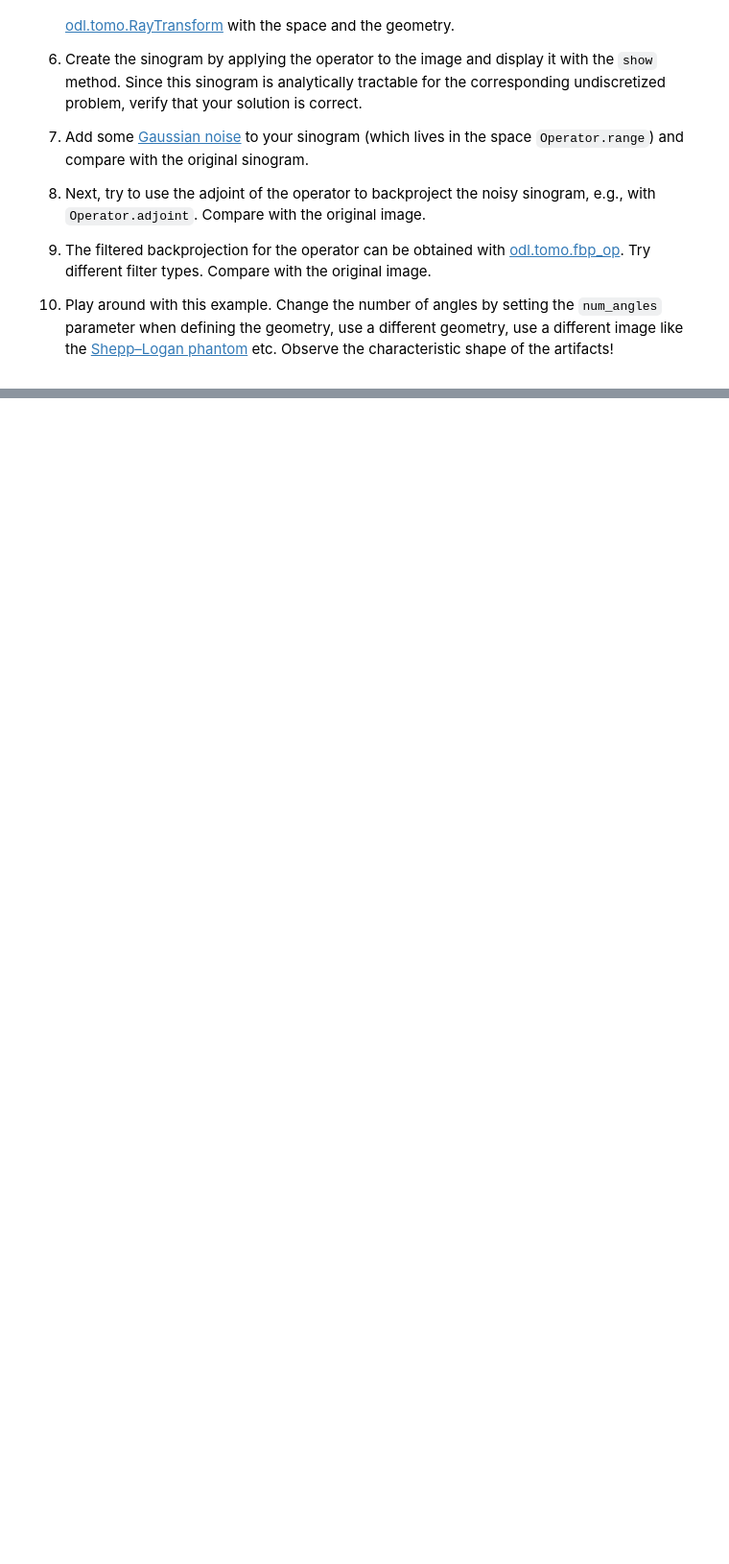
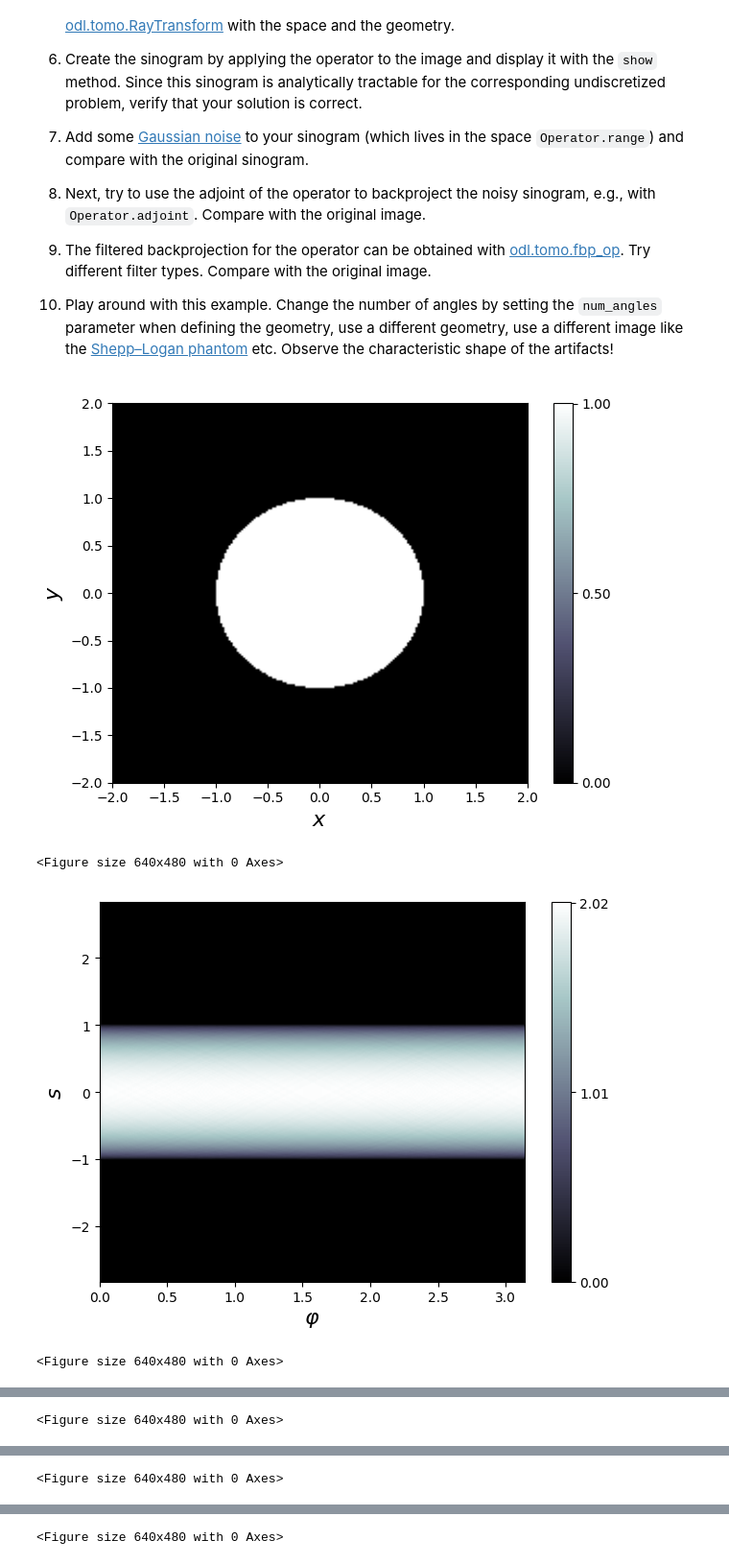
Before and after one commit to gustafbjurstam/SF2529_HT25, a Jupyter notebook: labs/Lab2.ipynb, the cells around one changed output, grey strips where cells are left out. Shown at 96% size. Drawn from its saved outputs; the diff is of its cells as text; code cells hidden in the pictures; blank space fills up the shorter version.

```diff
--- a/labs/Lab2.ipynb
+++ b/labs/Lab2.ipynb
@@ -27,0 +24,62 @@ import matplotlib.pyplot as plt
+# %%
+import odl
+import numpy as np
+import matplotlib.pyplot as plt
+
+space = odl.uniform_discr([-2,-2],[2,2],200)
+
+indicator =  space.element(lambda x: x[0]**2+x[1]**2 <=1)
+indicator.show()
+
+geo = odl.tomo.geometry.parallel.parallel_beam_geometry(space)
+
+A = odl.tomo.operators.ray_trafo.RayTransform(space, geo, impl='astra_cuda')
+
+Q = A(indicator)
+
+Q.show()
+
+Q_noisy = Q + odl.phantom.noise.white_noise(A.range, stddev=0.01)
+Q_noisy.show()
+
+body = A.adjoint(Q_noisy)
+body.show()
+
+A1 = odl.tomo.analytic.filtered_back_projection.fbp_op(A, filter_type="Ram-Lak")
+A1(Q_noisy).show()
+
+A2 = odl.tomo.analytic.filtered_back_projection.fbp_op(A, filter_type="Shepp-Logan")
+A2(Q_noisy).show()
+
+A3 = odl.tomo.analytic.filtered_back_projection.fbp_op(A, filter_type="Cosine")
+A3(Q_noisy).show()
+
+A4 = odl.tomo.analytic.filtered_back_projection.fbp_op(A, filter_type="Hamming")
+A4(Q_noisy).show()
+
+A5 = odl.tomo.analytic.filtered_back_projection.fbp_op(A, filter_type="Hann")
+A5(Q_noisy).show()
+
+phant = odl.phantom.transmission.shepp_logan(space)
+
+phant.show()
+
+Q2  = A(phant)
+Q2.show()
+
+Q2_noisy = Q2 + odl.phantom.noise.white_noise(A.range, stddev=0.01)
+
+A.adjoint(Q2_noisy).show()
+A1(Q2_noisy).show()
+A2(Q2_noisy).show()
+A3(Q2_noisy).show()
+A4(Q2_noisy).show()
+A5(Q2_noisy).show()
+
+
+print("All done!!!!")
+# %% [output]
+[figure, added]
+<Figure size 640x480 with 0 Axes>
+[figure, added]
+<Figure size 640x480 with 0 Axes>
@@ -27,0 +87 @@ import matplotlib.pyplot as plt
+<Figure size 640x480 with 0 Axes>
@@ -27,0 +89 @@ import matplotlib.pyplot as plt
+<Figure size 640x480 with 0 Axes>
@@ -27,0 +91 @@ import matplotlib.pyplot as plt
+<Figure size 640x480 with 0 Axes>
```
Also changed, not shown: parts of 2 cells of this notebook, 4 other files.
